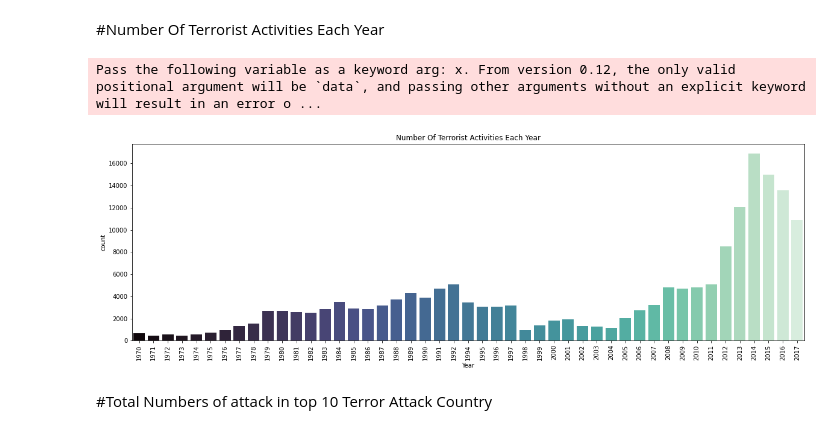
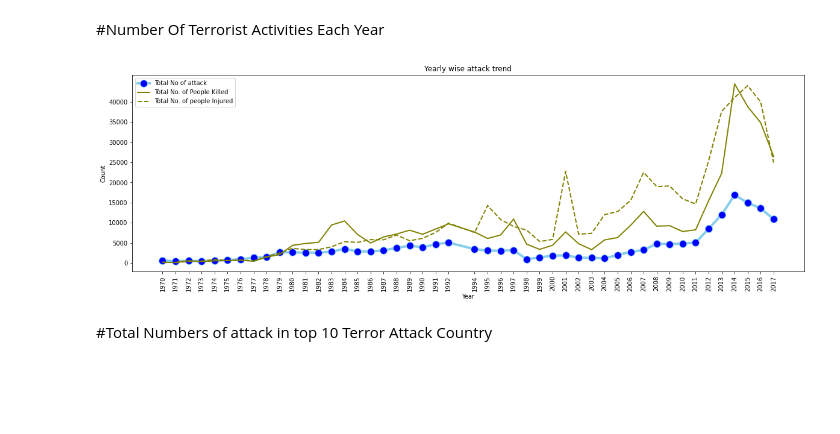
Before and after one commit to Harsh1091996/Global-Terrorism-Analysis, a Jupyter notebook: Himanshu_Sharma_24_02_2021_[ABTN0102]Global_Terrorism_Analysis.ipynb, the cells around one changed output. Drawn from its saved outputs; the diff is of its cells as text; code cells hidden in the pictures; blank space fills up the shorter version.

```diff
--- a/Himanshu_Sharma_24_02_2021_[ABTN0102]Global_Terrorism_Analysis.ipynb
+++ b/Himanshu_Sharma_24_02_2021_[ABTN0102]Global_Terrorism_Analysis.ipynb
@@ -38,7 +41,7 @@ global_terror.rename(columns={'iyear':'Year','imonth':'Month','city':'City',
 #Introducing new column i.e Casualities
 global_terror['Casualities'] = global_terror.Killed + global_terror.Wounded
 global_terror=global_terror[['eventid','Year','Month','Day','Country_Code','Country_Name','extended','resolution','No_of_regions','Region','provstate','City','latitude',
-                             'longitude','AttackType','Killed','Wounded','Casualities',
+                             'longitude','success','AttackType','Killed','Wounded','Casualities',
                              'Target','Group','Target_type','Weapon_type','ishostkid','Summary']]
 # %%
 global_terror.head()
@@ -129,15 +132,28 @@ The most used weapon in terror attacks was Explosives totalled at 92426
 The most preferred method of attack was Bombing/Explosion totalling at 88255
 # %% [markdown]
 #Number Of Terrorist Activities Each Year
-# %%
-plt.subplots(figsize=(20,6))
-sns.countplot('Year',data=global_terror,palette='mako')
-plt.xticks(rotation=90)
-plt.title('Number Of Terrorist Activities Each Year')
-plt.show()
-# %% [output]
-Pass the following variable as a keyword arg: x. From version 0.12, the only valid positional argument will be `data`, and passing other arguments without an explicit keyword will result in an error o ...
-[figure, removed]
+# %%
+# Counting terror activities each year
+attack_count=global_terror.groupby('Year')['eventid'].count()
+# Counting No of people killed each year
+killed=global_terror.groupby('Year')['Killed'].sum()
+# Counting No of people Injured each year
+injured=global_terror.groupby('Year')['Wounded'].sum()
+# %%
+plt.subplots(figsize=(20,6))
+plt.plot( attack_count.index,attack_count.values , marker='o', markerfacecolor='blue', markersize=12, color='skyblue', linewidth=4,label='Total No of attack')
+plt.plot( killed.index, killed.values, marker='', color='olive', linewidth=2,label='Total No. of People Killed')
+plt.plot( injured.index, injured.values, marker='', color='olive', linewidth=2, linestyle='dashed',label='Total No. of people Injured')
+plt.xticks(rotation=90)
+plt.xticks(attack_count.index)
+plt.yticks(range(0,41000,5000))
+plt.xlabel('Year')
+plt.ylabel('Count')
+plt.legend()
+plt.title('Yearly wise attack trend')
+plt.show()
+# %% [output]
+[figure, added]
 # %% [markdown]
 #Total Numbers of attack in top 10 Terror Attack Country
 # %%
```
Also changed, not shown: parts of 15 cells of this notebook.
